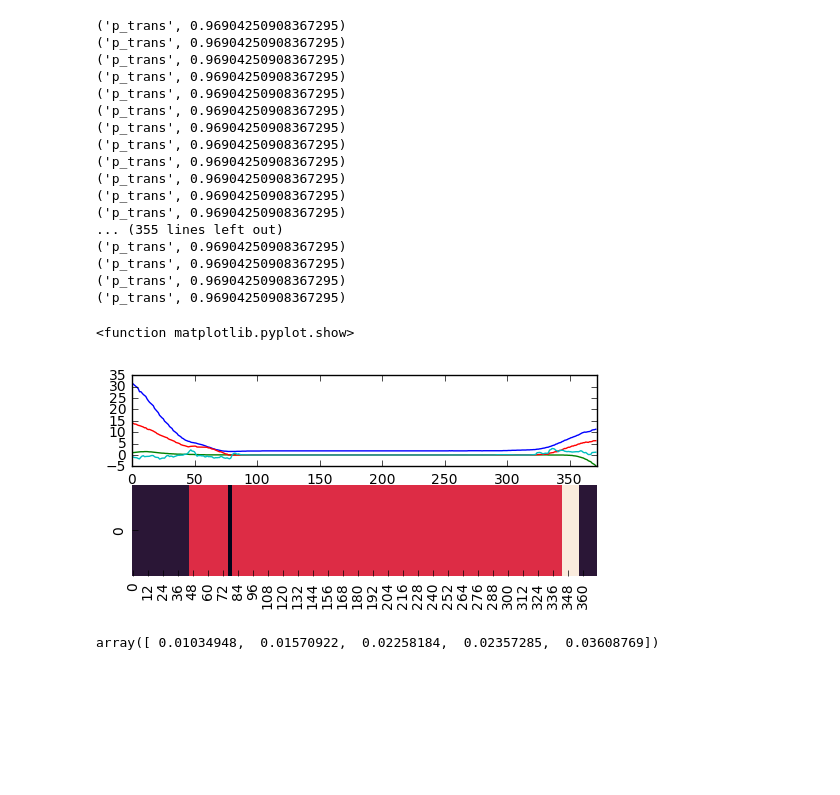
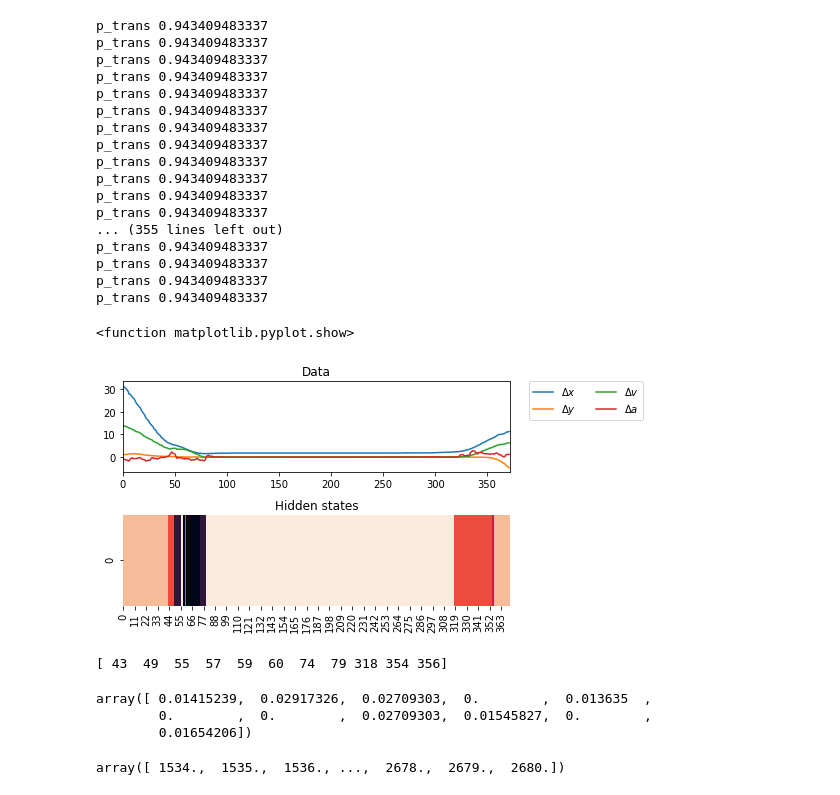
Before and after one commit to MoonBlvd/Sticky-HDP-HMM, a Jupyter notebook: hmm.ipynb, the cells around one changed output. Cells and saved outputs as stored; diff of their text form; code cells hidden in the pictures; blank space fills up the shorter version.

```diff
--- a/hmm.ipynb
+++ b/hmm.ipynb
@@ -258,37 +287,56 @@ plt.show
 # %%
+# new_test_try = np.hstack([test_data,ego_car_list[:,0:3]])
 hmm.test(test_data)
 plt.figure(3)
-plt.subplot(311)
+ax1 = plt.subplot(211)
 plt.plot(range(test_data.shape[0]),test_data)
 plt.xlim([0,test_data.shape[0]])
-plt.subplot(312)
-sns.heatmap(np.reshape(hmm.test_states,(1,test_data.shape[0])), cbar=False)
+ax1.set_title("Data")
+lgd = plt.legend([r'$\Delta x$',
+                  r'$\Delta y$',
+                  r'$\Delta v$',
+                  r'$\Delta a$'
+#                   r'$v_{ego}$',
+#                   r'$a_{ego}$',
+#                   r'$\psi_{ego}$'
+                 ],bbox_to_anchor=(1.05, 1), loc=2, ncol=2, borderaxespad=0.)
+
+ax2 = plt.subplot(212)
+sns.heatmap(np.reshape(hmm.test_states,(1,test_data.shape[0])), ax=ax2, cbar=False)
+ax2.set_title("Hidden states")
+
+plt.tight_layout(h_pad=1.0)
+plt.savefig('example_2_result.png', bbox_extra_artists=(lgd,),bbox_inches='tight', dpi=200)
 plt.show
 # %% [output]
-('p_trans', 0.96904250908367295)
-('p_trans', 0.96904250908367295)
-('p_trans', 0.96904250908367295)
-('p_trans', 0.96904250908367295)
-('p_trans', 0.96904250908367295)
-('p_trans', 0.96904250908367295)
-('p_trans', 0.96904250908367295)
-('p_trans', 0.96904250908367295)
-('p_trans', 0.96904250908367295)
-('p_trans', 0.96904250908367295)
-('p_trans', 0.96904250908367295)
-('p_trans', 0.96904250908367295)
+p_trans 0.943409483337
+p_trans 0.943409483337
+p_trans 0.943409483337
+p_trans 0.943409483337
+p_trans 0.943409483337
+p_trans 0.943409483337
+p_trans 0.943409483337
+p_trans 0.943409483337
+p_trans 0.943409483337
+p_trans 0.943409483337
+p_trans 0.943409483337
+p_trans 0.943409483337
 ... (355 lines left out)
-('p_trans', 0.96904250908367295)
-('p_trans', 0.96904250908367295)
-('p_trans', 0.96904250908367295)
-('p_trans', 0.96904250908367295)
+p_trans 0.943409483337
+p_trans 0.943409483337
+p_trans 0.943409483337
+p_trans 0.943409483337
 <function matplotlib.pyplot.show>
-[figure, old version]
+[figure, new version]
 # %%
 state_change_idx = np.where(np.array(hmm.test_trans_list)<0.9)[0]
+print(state_change_idx)
 np.array(hmm.test_trans_list)[state_change_idx]
 # %% [output]
-array([ 0.01034948,  0.01570922,  0.02258184,  0.02357285,  0.03608769])
+[ 43  49  55  57  59  60  74  79 318 354 356]
+array([ 0.01415239,  0.02917326,  0.02709303,  0.        ,  0.013635  ,
+        0.        ,  0.        ,  0.02709303,  0.01545827,  0.        ,
+        0.01654206])
 # %%
 '''
 Load the MRM data
@@ -307,6 +355,10 @@ load the ego car data
 ego_data_path = "ego_data_20d.csv"
 ego_data = read_data(ego_data_path)
 ego_data = ego_data[:,[0,9,17,18,19]] # x_dot_ego, accel_x, psi_T_0, left_dist, right_dist
+# %%
+exp_data[:,0]
+# %% [output]
+array([ 1534.,  1535.,  1536., ...,  2678.,  2679.,  2680.])
 # %%
 num_actions = 3
 ego_car_list = []
```
Also changed, not shown: parts of 8 cells of this notebook.
